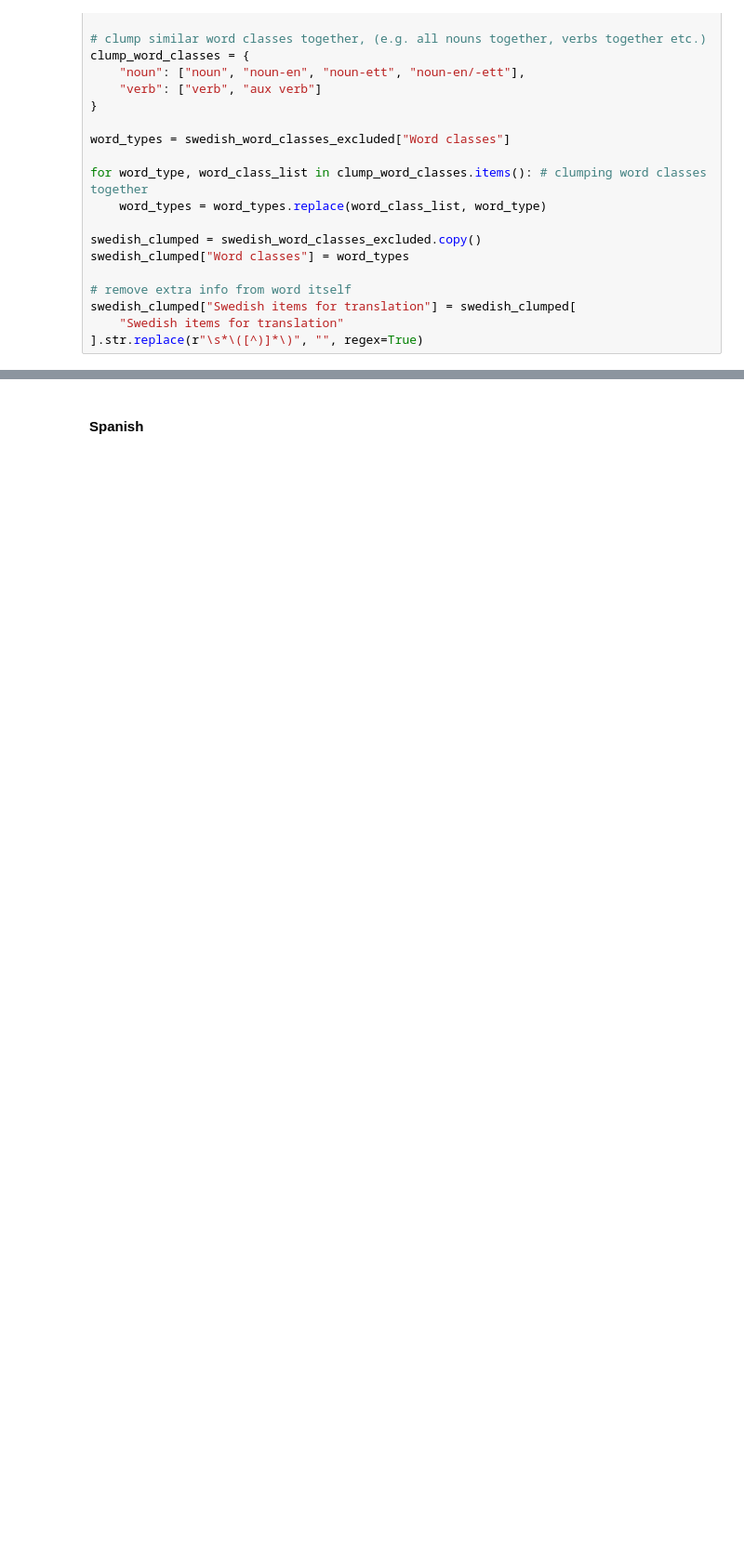
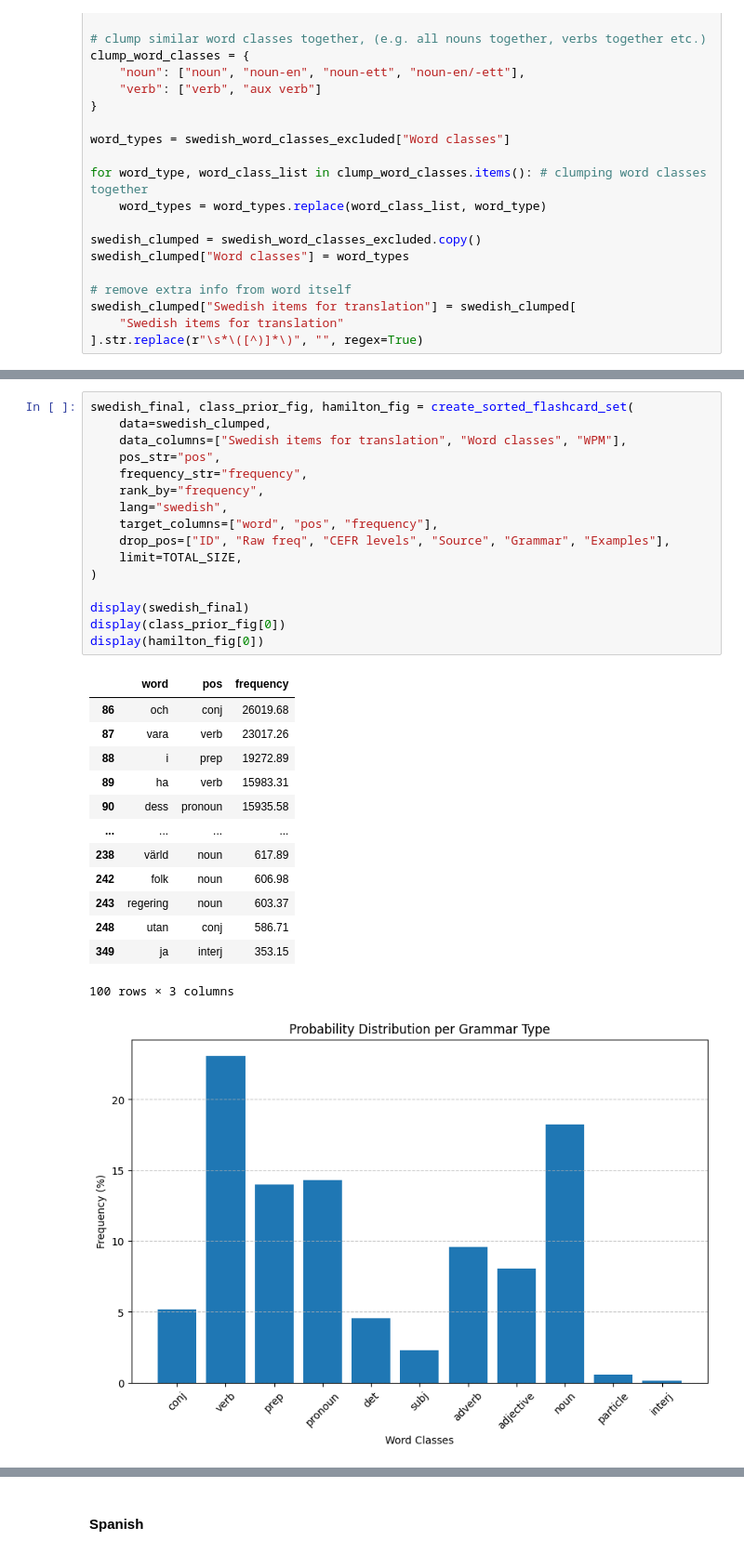
Before and after one commit to mitzeus/NILAS, a Jupyter notebook: main.ipynb, the cells around one changed output, grey strips where cells are left out. Shown at 93% size. Cells and saved outputs as stored; diff of their text form; blank space fills up the shorter version.

```diff
--- a/main.ipynb
+++ b/main.ipynb
@@ -257,0 +364,31 @@ final_dataset
+# %%
+swedish_final, class_prior_fig, hamilton_fig = create_sorted_flashcard_set(
+    data=swedish_clumped,
+    data_columns=["Swedish items for translation", "Word classes", "WPM"],
+    pos_str="pos",
+    frequency_str="frequency",
+    rank_by="frequency",
+    lang="swedish",
+    target_columns=["word", "pos", "frequency"],
+    drop_pos=["ID", "Raw freq", "CEFR levels", "Source", "Grammar", "Examples"],
+    limit=TOTAL_SIZE,
+)
+
+display(swedish_final)
+display(class_prior_fig[0])
+display(hamilton_fig[0])
+# %% [output]
+|  | word | pos | frequency |
+| 86 | och | conj | 26019.68 |
+| 87 | vara | verb | 23017.26 |
+| 88 | i | prep | 19272.89 |
+| 89 | ha | verb | 15983.31 |
+| 90 | dess | pronoun | 15935.58 |
+| ... | ... | ... | ... |
+| 238 | värld | noun | 617.89 |
+| 242 | folk | noun | 606.98 |
+| 243 | regering | noun | 603.37 |
+| 248 | utan | conj | 586.71 |
+| 349 | ja | interj | 353.15 |
+100 rows × 3 columns
+[figure, added]
```
Also changed, not shown: parts of 20 cells of this notebook, 15 other files.
